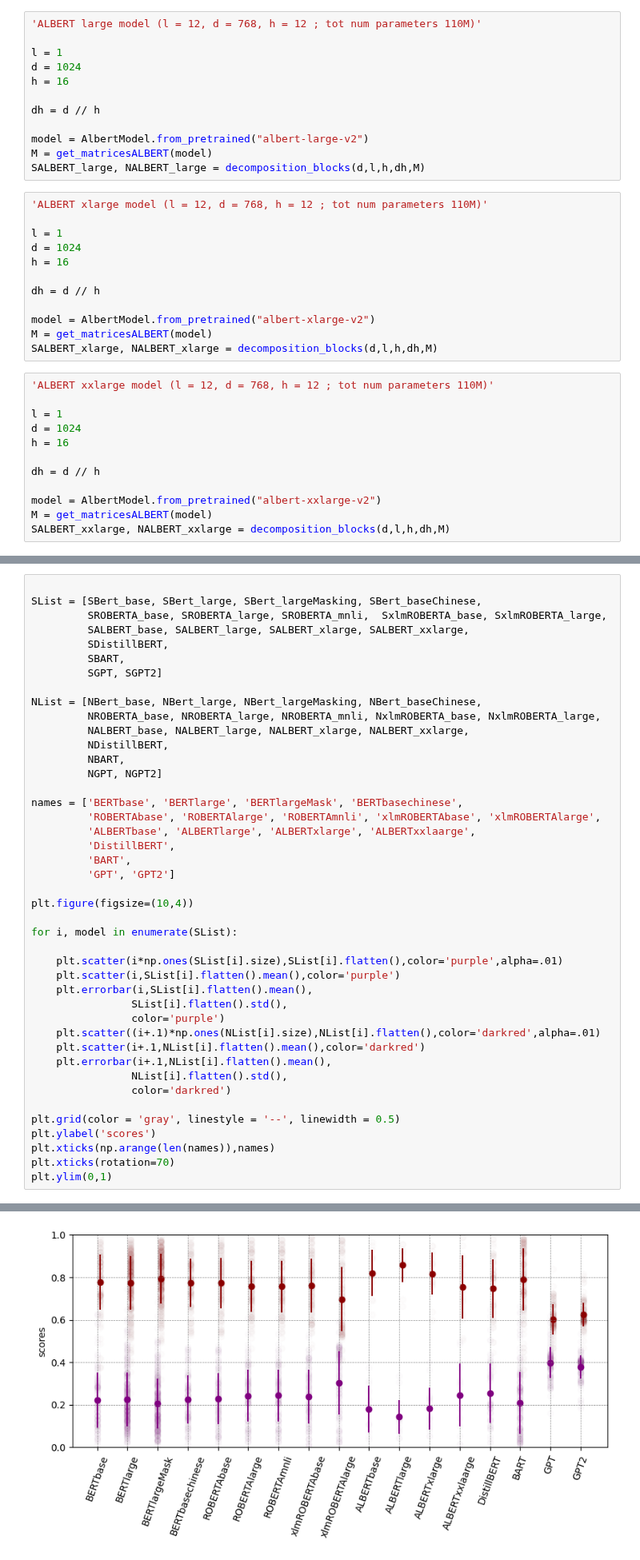
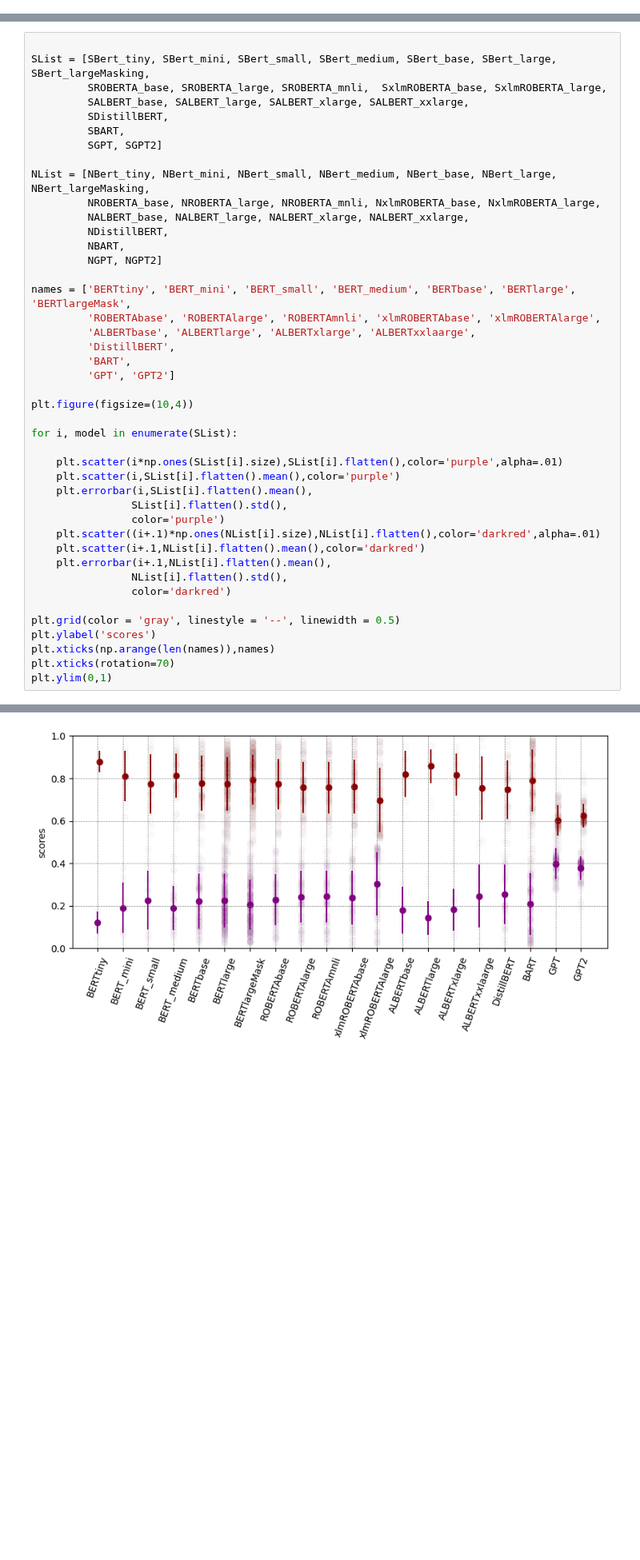
Before and after one commit to matteosaponati/attention-geometry, a Jupyter notebook: figures/fig_SNmodels.ipynb, the cells around one changed output, grey strips where cells are left out. Shown at 80% size. Cells and saved outputs as stored; diff of their text form; blank space fills up the shorter version.

Commit message:
fig_SNmodels: update notebook, add more models, fix minor errors

```diff
--- a/figures/fig_SNmodels.ipynb
+++ b/figures/fig_SNmodels.ipynb
@@ -233,36 +246,0 @@ SALBERT_base, NALBERT_base = decomposition_blocks(d,l,h,dh,M)
-# %%
-'ALBERT large model (l = 12, d = 768, h = 12 ; tot num parameters 110M)'
-
-l = 1
-d = 1024
-h = 16
-
-dh = d // h
-
-model = AlbertModel.from_pretrained("albert-large-v2")
-M = get_matricesALBERT(model)
-SALBERT_large, NALBERT_large = decomposition_blocks(d,l,h,dh,M)
-# %%
-'ALBERT xlarge model (l = 12, d = 768, h = 12 ; tot num parameters 110M)'
-
-l = 1
-d = 1024
-h = 16
-
-dh = d // h
-
-model = AlbertModel.from_pretrained("albert-xlarge-v2")
-M = get_matricesALBERT(model)
-SALBERT_xlarge, NALBERT_xlarge = decomposition_blocks(d,l,h,dh,M)
-# %%
-'ALBERT xxlarge model (l = 12, d = 768, h = 12 ; tot num parameters 110M)'
-
-l = 1
-d = 1024
-h = 16
-
-dh = d // h
-
-model = AlbertModel.from_pretrained("albert-xxlarge-v2")
-M = get_matricesALBERT(model)
-SALBERT_xxlarge, NALBERT_xxlarge = decomposition_blocks(d,l,h,dh,M)
@@ -292,47 +408,47 @@ M = get_matricesBART(model)
 SBART, NBART = decomposition_blocks(d,l,h,dh,M)
 # %%
 
-SList = [SBert_base, SBert_large, SBert_largeMasking, SBert_baseChinese,
+SList = [SBert_tiny, SBert_mini, SBert_small, SBert_medium, SBert_base, SBert_large, SBert_largeMasking,
          SROBERTA_base, SROBERTA_large, SROBERTA_mnli,  SxlmROBERTA_base, SxlmROBERTA_large,
          SALBERT_base, SALBERT_large, SALBERT_xlarge, SALBERT_xxlarge,
          SDistillBERT,
          SBART,
          SGPT, SGPT2]
 
-NList = [NBert_base, NBert_large, NBert_largeMasking, NBert_baseChinese,
+NList = [NBert_tiny, NBert_mini, NBert_small, NBert_medium, NBert_base, NBert_large, NBert_largeMasking,
          NROBERTA_base, NROBERTA_large, NROBERTA_mnli, NxlmROBERTA_base, NxlmROBERTA_large,
          NALBERT_base, NALBERT_large, NALBERT_xlarge, NALBERT_xxlarge,
          NDistillBERT,
          NBART,
          NGPT, NGPT2]
 
-names = ['BERTbase', 'BERTlarge', 'BERTlargeMask', 'BERTbasechinese',
+names = ['BERTtiny', 'BERT_mini', 'BERT_small', 'BERT_medium', 'BERTbase', 'BERTlarge', 'BERTlargeMask',
          'ROBERTAbase', 'ROBERTAlarge', 'ROBERTAmnli', 'xlmROBERTAbase', 'xlmROBERTAlarge',
          'ALBERTbase', 'ALBERTlarge', 'ALBERTxlarge', 'ALBERTxxlaarge',
          'DistillBERT',
          'BART',
          'GPT', 'GPT2']
 
 plt.figure(figsize=(10,4))
 
 for i, model in enumerate(SList):
 
     plt.scatter(i*np.ones(SList[i].size),SList[i].flatten(),color='purple',alpha=.01)
     plt.scatter(i,SList[i].flatten().mean(),color='purple')
     plt.errorbar(i,SList[i].flatten().mean(),
                 SList[i].flatten().std(),
                 color='purple')
     plt.scatter((i+.1)*np.ones(NList[i].size),NList[i].flatten(),color='darkred',alpha=.01)
     plt.scatter(i+.1,NList[i].flatten().mean(),color='darkred')
     plt.errorbar(i+.1,NList[i].flatten().mean(),
                 NList[i].flatten().std(),
                 color='darkred')
 
 plt.grid(color = 'gray', linestyle = '--', linewidth = 0.5)
 plt.ylabel('scores')
 plt.xticks(np.arange(len(names)),names)
 plt.xticks(rotation=70)
 plt.ylim(0,1)
 # %% [output]
 (0.0, 1.0)
-[figure, old version]
+[figure, new version]
```
Also changed, not shown: parts of 20 cells of this notebook.
